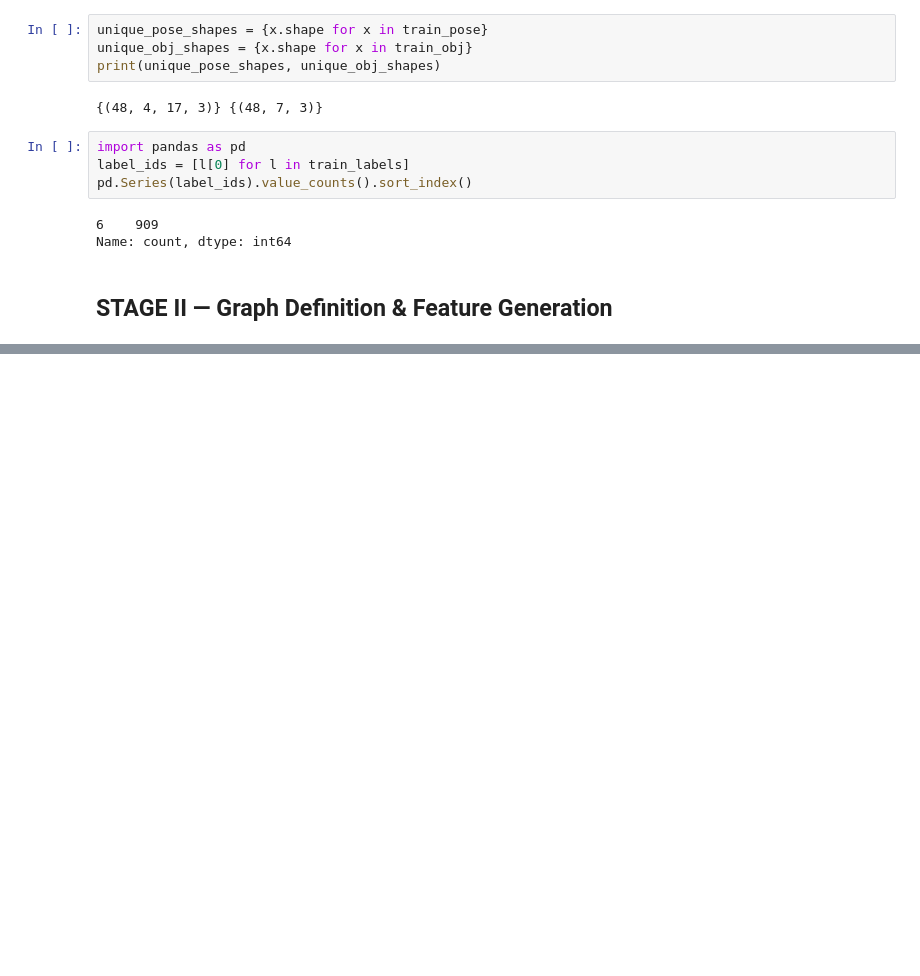
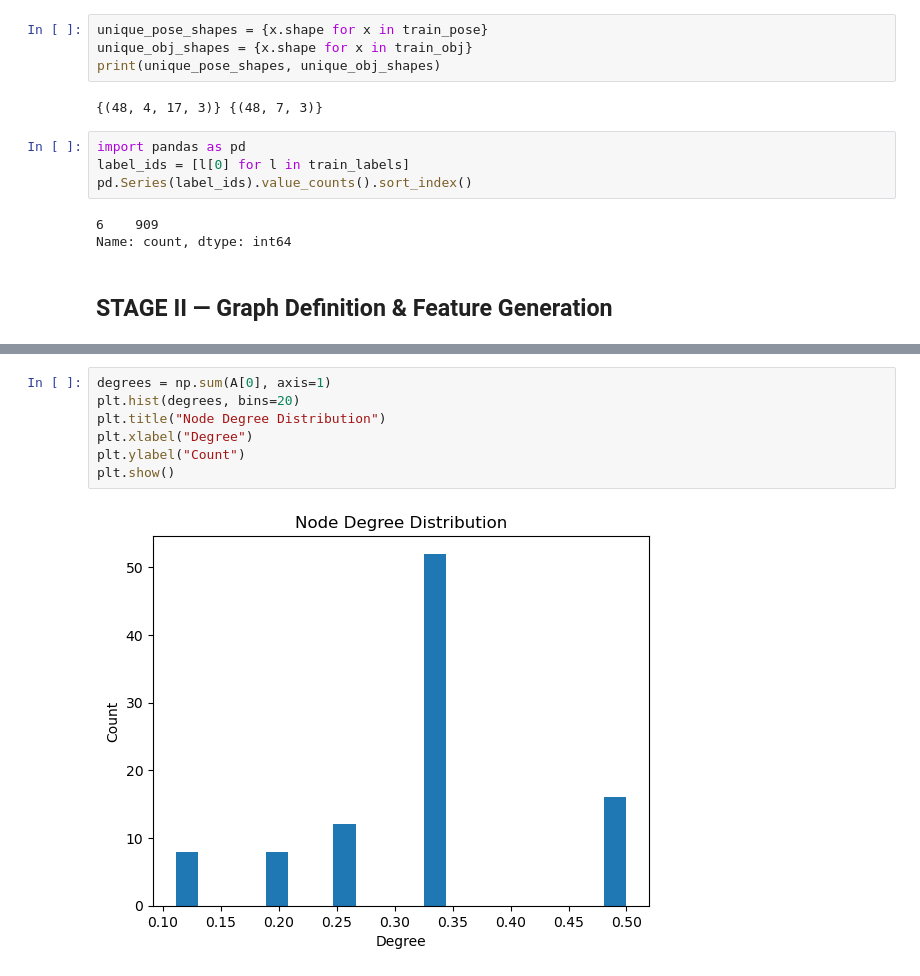
Before and after one commit to alexeiddg/mpgcn-playground-scenes, a Jupyter notebook: script/notebooks/mpgcn_diagnostics.ipynb, the cells around one changed output, grey strips where cells are left out. Drawn from its saved outputs; the diff is of its cells as text; blank space fills up the shorter version.

```diff
--- a/script/notebooks/mpgcn_diagnostics.ipynb
+++ b/script/notebooks/mpgcn_diagnostics.ipynb
@@ -110,0 +251,9 @@ Name: count, dtype: int64
+# %%
+degrees = np.sum(A[0], axis=1)
+plt.hist(degrees, bins=20)
+plt.title("Node Degree Distribution")
+plt.xlabel("Degree")
+plt.ylabel("Count")
+plt.show()
+# %% [output]
+[figure, added]
```
Also changed, not shown: parts of 6 cells of this notebook, 18 other files.
